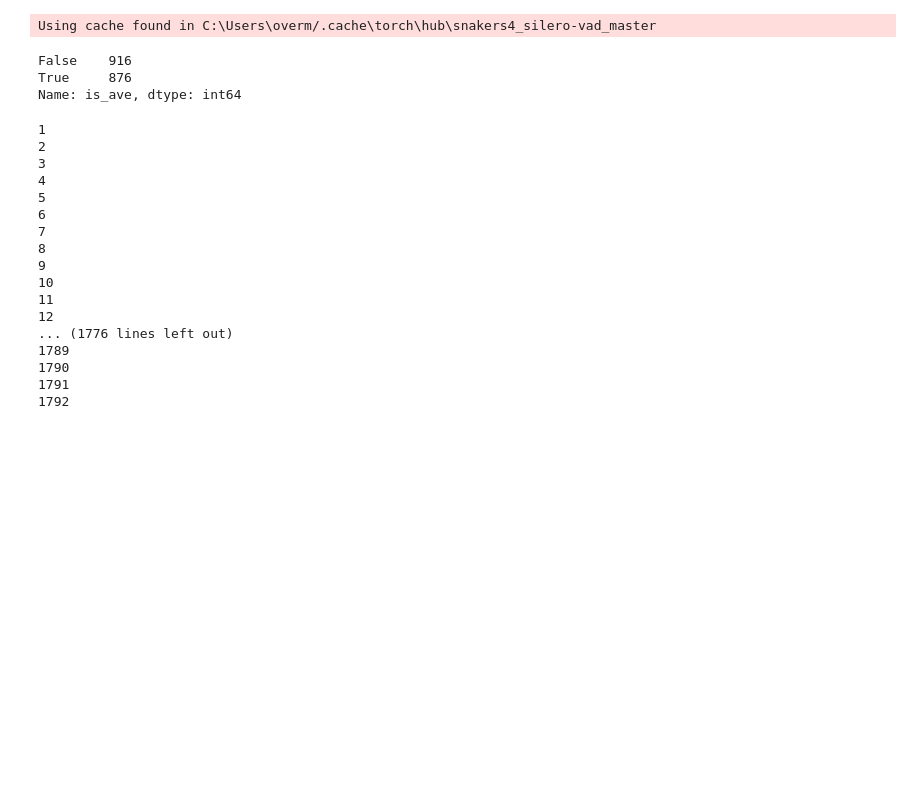
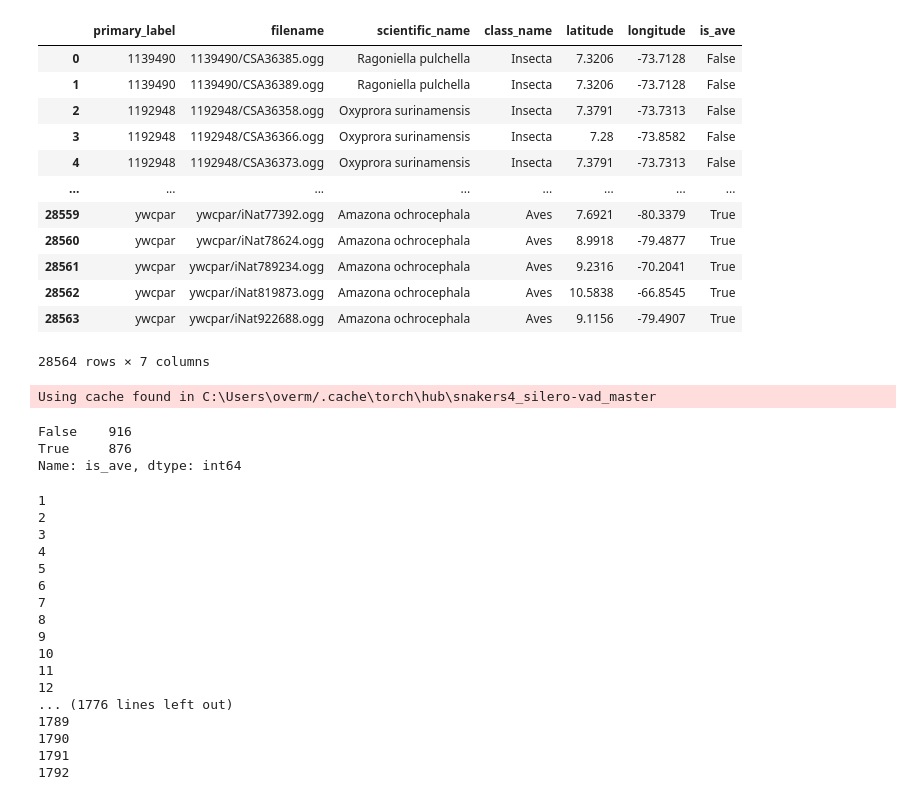
Before and after one commit to OverAlexander-MR/Clasification_Binary_Bird, a Jupyter notebook: pre_dta.ipynb, the cells around one changed output. Saved outputs shown, nothing was run; the diff lists cells and outputs as text; code cells hidden in the pictures; blank space fills up the shorter version.

```diff
--- a/pre_dta.ipynb
+++ b/pre_dta.ipynb
@@ -21,0 +50,4 @@ train_df.loc[:,'is_ave'] = train_df['primary_label'].isin(aves_labels)
+# %%
+train_aves = pd.read_csv('aves/train_aves.csv')
+train_amphibia = pd.read_csv('amphibia/train_amphibia.csv')
+train_mammalia = pd.read_csv('mammalia/train_mammalia.csv')
@@ -22,3 +68,19 @@ train_df.loc[:,'is_ave'] = train_df['primary_label'].isin(aves_labels)
+# %%
+train_aves
+# %% [output]
+|  | primary_label | filename | scientific_name | class_name | latitude | longitude | is_ave |
+| 0 | 1139490 | 1139490/CSA36385.ogg | Ragoniella pulchella | Insecta | 7.3206 | -73.7128 | False |
+| 1 | 1139490 | 1139490/CSA36389.ogg | Ragoniella pulchella | Insecta | 7.3206 | -73.7128 | False |
+| 2 | 1192948 | 1192948/CSA36358.ogg | Oxyprora surinamensis | Insecta | 7.3791 | -73.7313 | False |
+| 3 | 1192948 | 1192948/CSA36366.ogg | Oxyprora surinamensis | Insecta | 7.28 | -73.8582 | False |
+| 4 | 1192948 | 1192948/CSA36373.ogg | Oxyprora surinamensis | Insecta | 7.3791 | -73.7313 | False |
+| ... | ... | ... | ... | ... | ... | ... | ... |
+| 28559 | ywcpar | ywcpar/iNat77392.ogg | Amazona ochrocephala | Aves | 7.6921 | -80.3379 | True |
+| 28560 | ywcpar | ywcpar/iNat78624.ogg | Amazona ochrocephala | Aves | 8.9918 | -79.4877 | True |
+| 28561 | ywcpar | ywcpar/iNat789234.ogg | Amazona ochrocephala | Aves | 9.2316 | -70.2041 | True |
+| 28562 | ywcpar | ywcpar/iNat819873.ogg | Amazona ochrocephala | Aves | 10.5838 | -66.8545 | True |
+| 28563 | ywcpar | ywcpar/iNat922688.ogg | Amazona ochrocephala | Aves | 9.1156 | -79.4907 | True |
+28564 rows × 7 columns
 # %%
 model, utils = torch.hub.load(repo_or_dir='snakers4/silero-vad', model='silero_vad') # type: ignore
 
```
Also changed, not shown: parts of 11 cells of this notebook, 4 other files.
